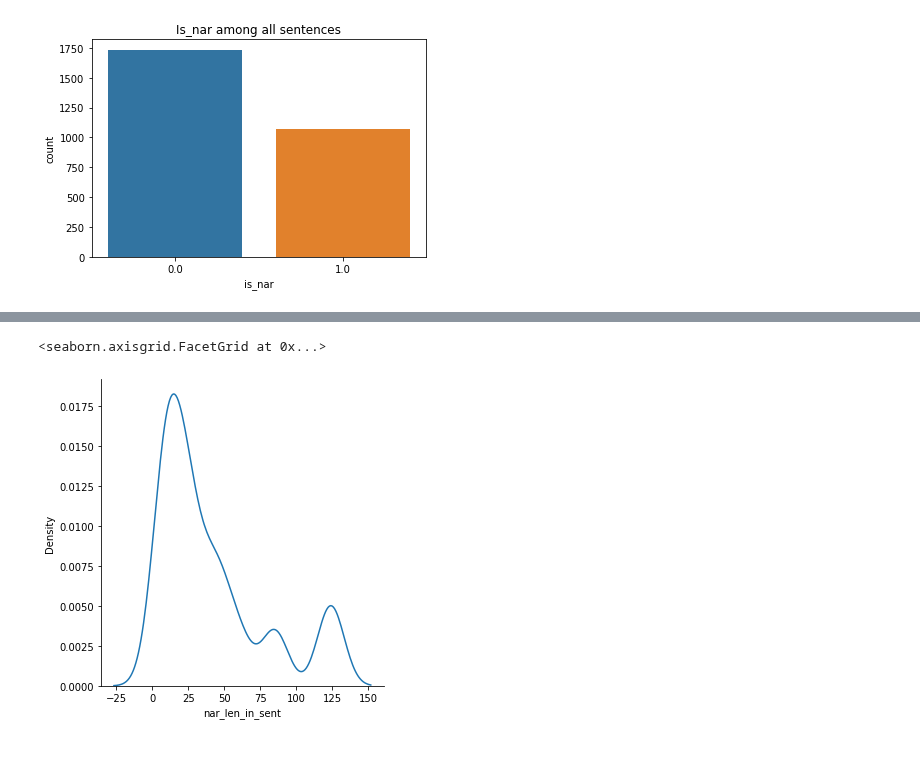
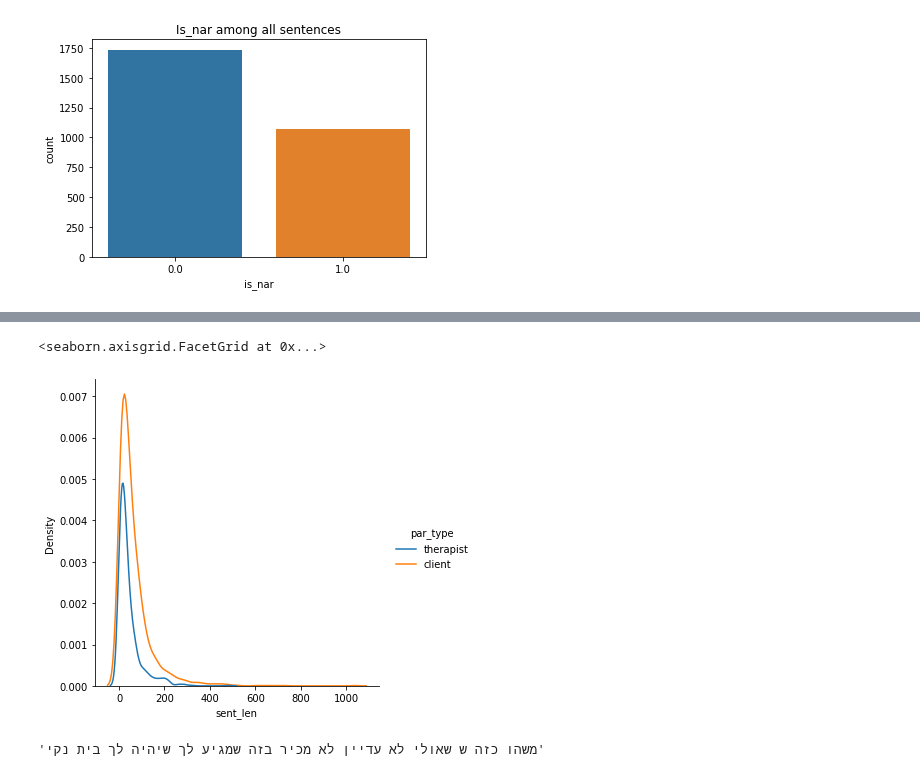
Before and after one commit to Sofy34/personal_strudy, a Jupyter notebook: thesis/01_parse_clean_docs.ipynb, the cells around one changed output, grey strips where cells are left out. Cells and saved outputs as stored; diff of their text form; code cells hidden in the pictures.

```diff
--- a/thesis/01_parse_clean_docs.ipynb
+++ b/thesis/01_parse_clean_docs.ipynb
@@ -82,5 +82,9 @@ sns.displot(data=sent_db, x="sent_len", hue="is_nar", kind="kde")
 # %%
-sns.displot(data=sent_db, x='nar_len_in_sent',kind = 'kde')
+sns.displot(data=sent_db, x='sent_len',hue='par_type',kind = 'kde')
 # %% [output]
 <seaborn.axisgrid.FacetGrid at 0x...>
-[figure, old version]
+[figure, new version]
+# %%
+sent_db.loc[2647,'text']
+# %% [output]
+'משהו כזה ש שאולי לא עדיין לא מכיר בזה שמגיע לך שיהיה לך בית נקי'
```
Also changed, not shown: parts of 2 cells of this notebook, 4 other files.
